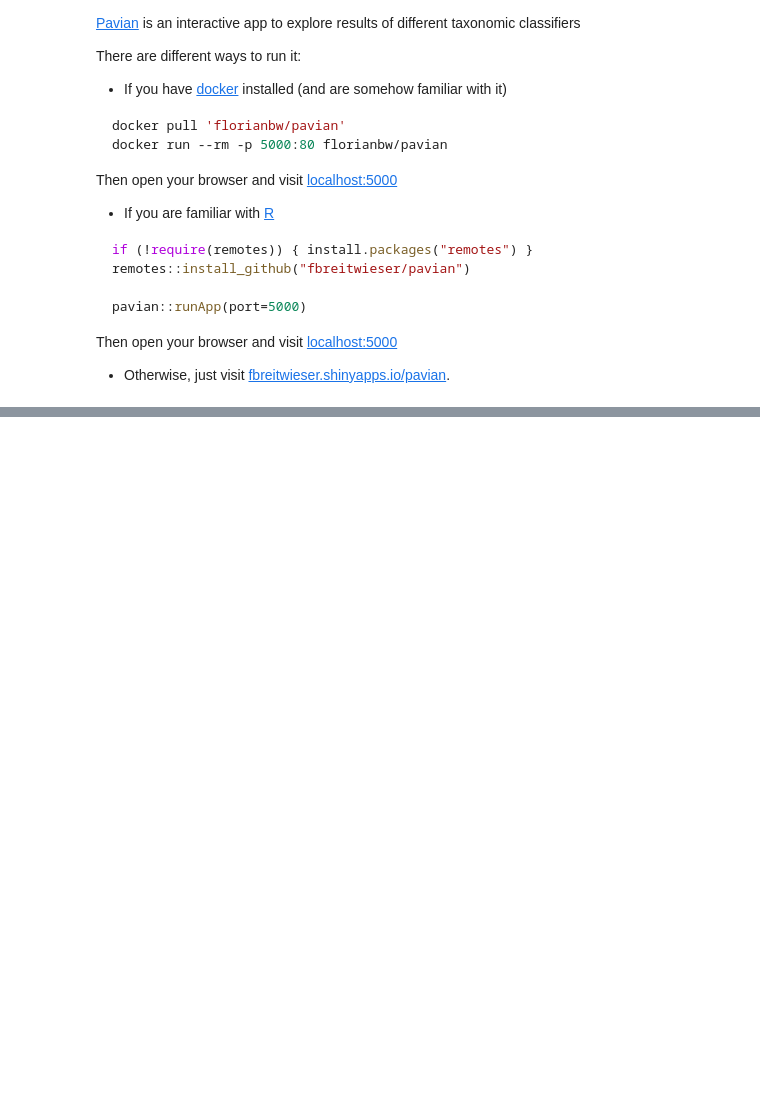
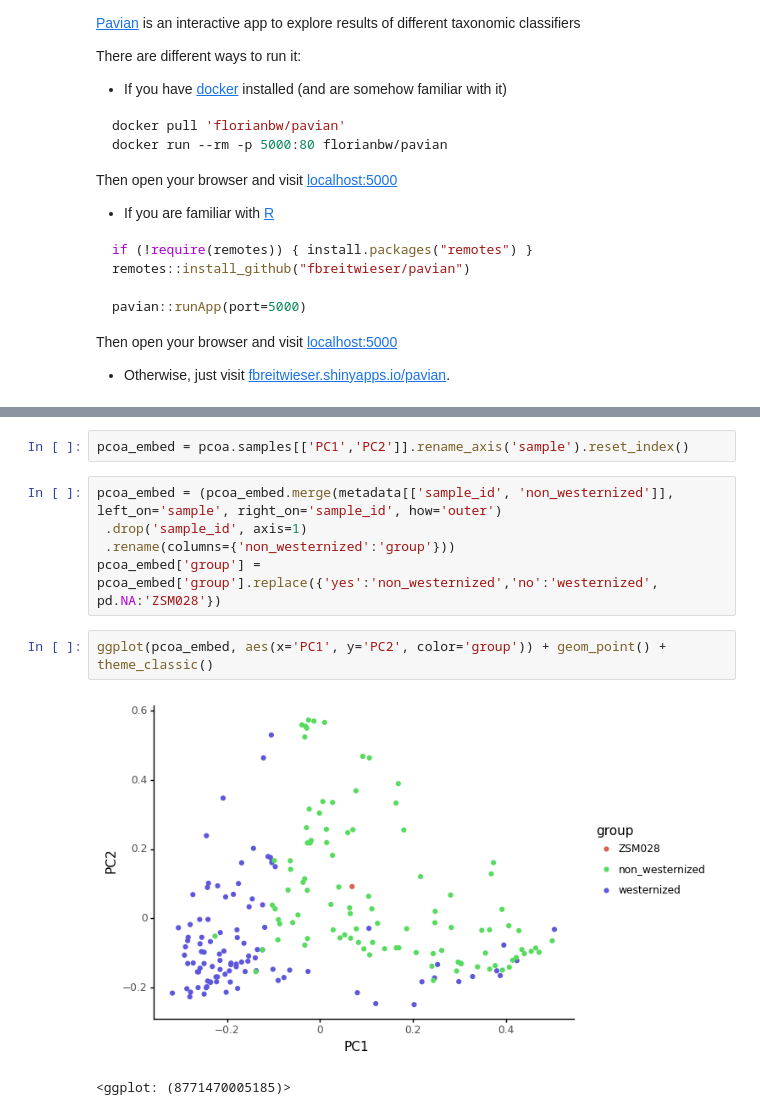
Before and after one commit to MPI-SHH-SummerSchool/dag-material, a Jupyter notebook: Hands on Introduction to Ancient Microbiome Analysis/tutorial/notebooks/analysis.ipynb, the cells around one changed output, grey strips where cells are left out. Cells and saved outputs as stored; diff of their text form; blank space fills up the shorter version.

```diff
--- a/Hands on Introduction to Ancient Microbiome Analysis/tutorial/notebooks/analysis.ipynb
+++ b/Hands on Introduction to Ancient Microbiome Analysis/tutorial/notebooks/analysis.ipynb
@@ -145,0 +403,12 @@ Then open your browser and visit [localhost:5000](localhost:5000)
+# %%
+pcoa_embed = pcoa.samples[['PC1','PC2']].rename_axis('sample').reset_index()
+# %%
+pcoa_embed = (pcoa_embed.merge(metadata[['sample_id', 'non_westernized']], left_on='sample', right_on='sample_id', how='outer')
+ .drop('sample_id', axis=1)
+ .rename(columns={'non_westernized':'group'}))
+pcoa_embed['group'] = pcoa_embed['group'].replace({'yes':'non_westernized','no':'westernized', pd.NA:'ZSM028'})
+# %%
+ggplot(pcoa_embed, aes(x='PC1', y='PC2', color='group')) + geom_point() + theme_classic()
+# %% [output]
+[figure, added]
+<ggplot: (8771470005185)>
```
Also changed, not shown: parts of 40 cells of this notebook.
